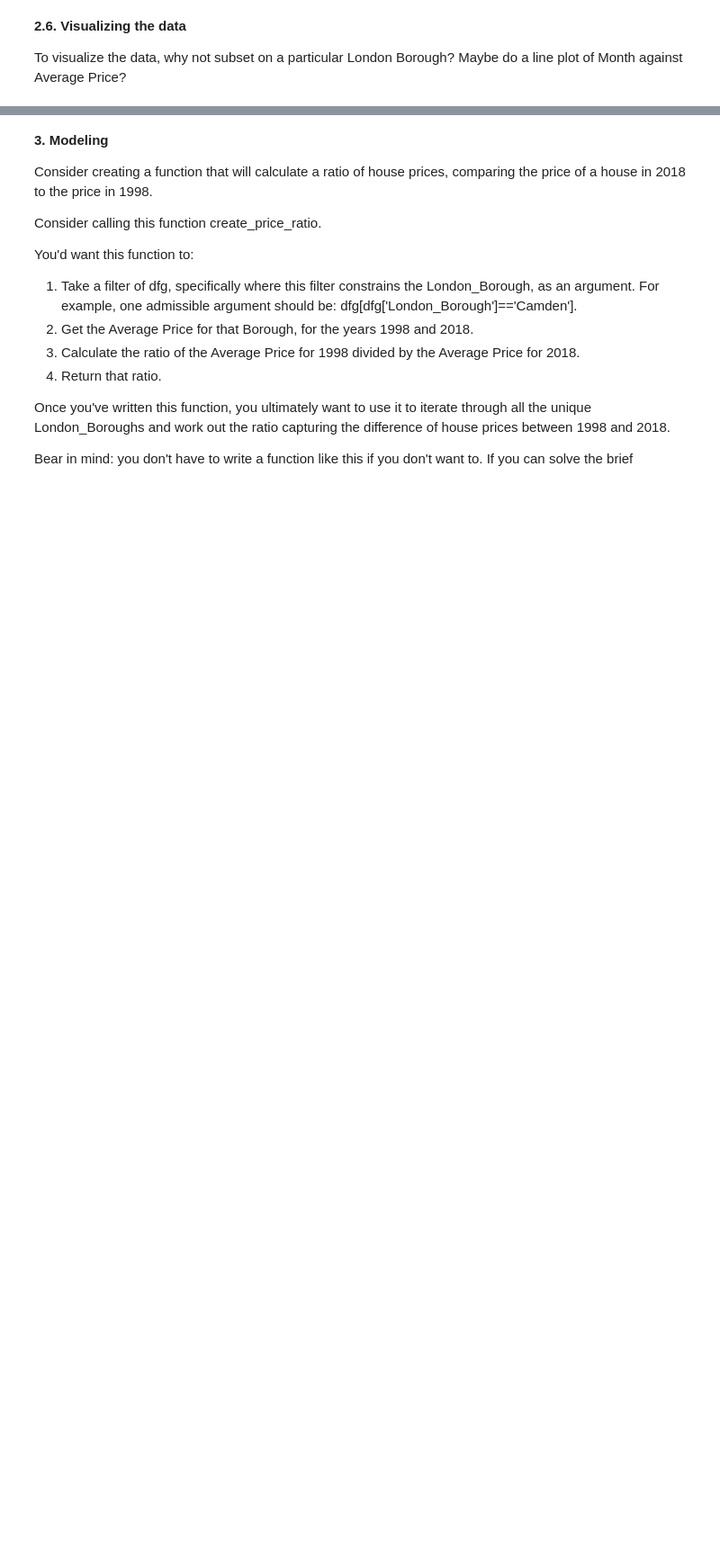
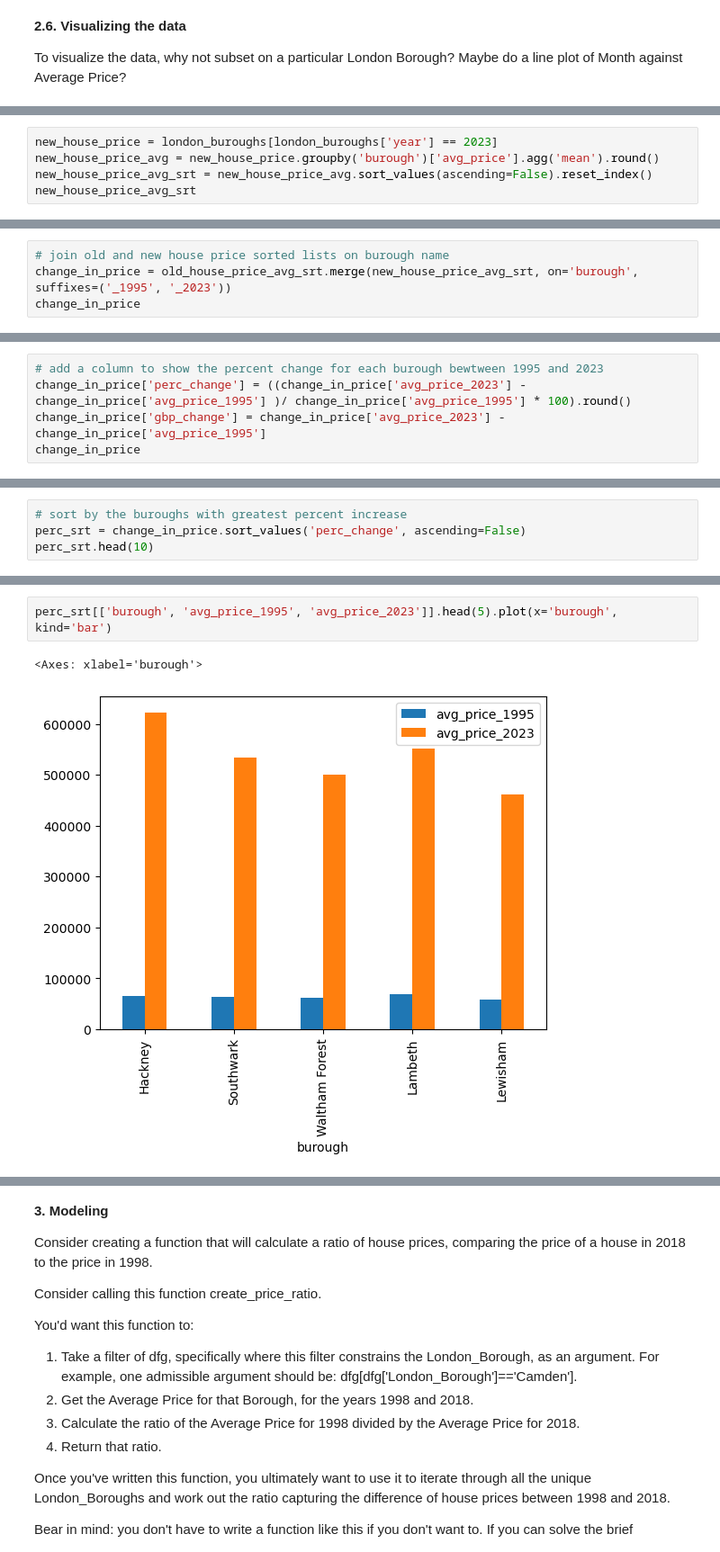
Before and after one commit to dezertdweller/springboard-data-science-projects, a Jupyter notebook: london-housing-analysis.ipynb, the cells around one changed output, grey strips where cells are left out. Shown at 90% size. Saved outputs shown, nothing was run; the diff lists cells and outputs as text; blank space fills up the shorter version.

```diff
--- a/london-housing-analysis.ipynb
+++ b/london-housing-analysis.ipynb
@@ -511,0 +587,5 @@ Whether you go ahead with this is up to you. Just so long as you answer our init
+# %%
+new_house_price = london_buroughs[london_buroughs['year'] == 2023]
+new_house_price_avg = new_house_price.groupby('burough')['avg_price'].agg('mean').round()
+new_house_price_avg_srt = new_house_price_avg.sort_values(ascending=False).reset_index()
+new_house_price_avg_srt
@@ -511,0 +610,4 @@ Whether you go ahead with this is up to you. Just so long as you answer our init
+# %%
+# join old and new house price sorted lists on burough name
+change_in_price = old_house_price_avg_srt.merge(new_house_price_avg_srt, on='burough', suffixes=('_1995', '_2023'))
+change_in_price
@@ -511,0 +632,5 @@ Whether you go ahead with this is up to you. Just so long as you answer our init
+# %%
+# add a column to show the percent change for each burough bewtween 1995 and 2023
+change_in_price['perc_change'] = ((change_in_price['avg_price_2023'] - change_in_price['avg_price_1995'] )/ change_in_price['avg_price_1995'] * 100).round()
+change_in_price['gbp_change'] = change_in_price['avg_price_2023'] - change_in_price['avg_price_1995']
+change_in_price
@@ -511,0 +709,4 @@ Whether you go ahead with this is up to you. Just so long as you answer our init
+# %%
+# sort by the buroughs with greatest percent increase
+perc_srt = change_in_price.sort_values('perc_change', ascending=False)
+perc_srt.head(10)
@@ -511,0 +725,5 @@ Whether you go ahead with this is up to you. Just so long as you answer our init
+# %%
+perc_srt[['burough', 'avg_price_1995', 'avg_price_2023']].head(5).plot(x='burough', kind='bar')
+# %% [output]
+<Axes: xlabel='burough'>
+[figure, added]
```
Also changed, not shown: parts of 29 cells of this notebook.
